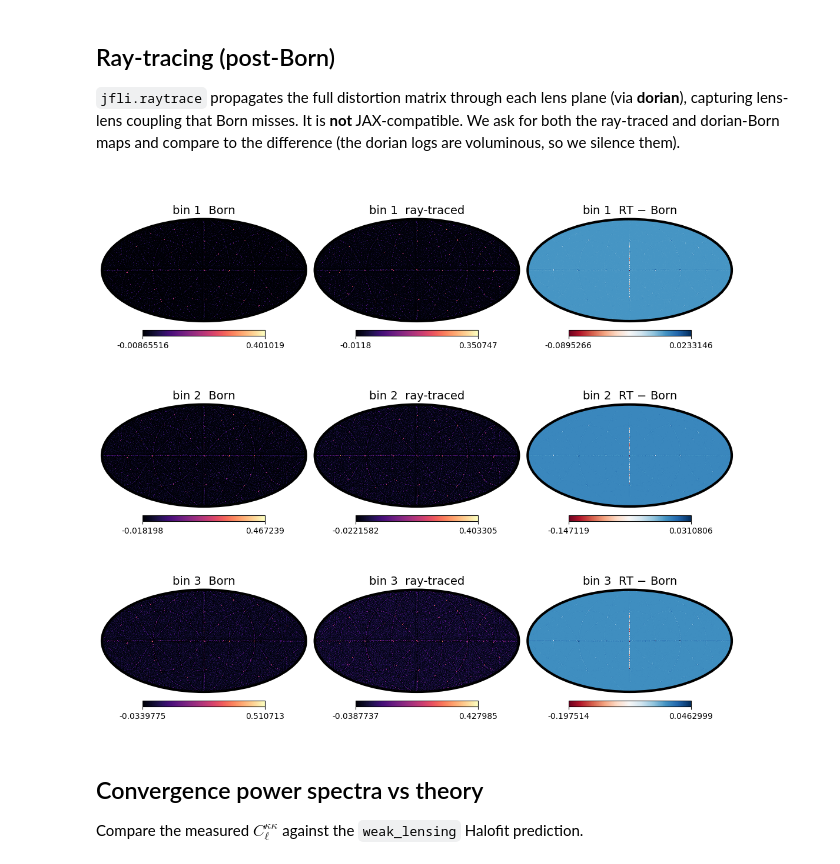
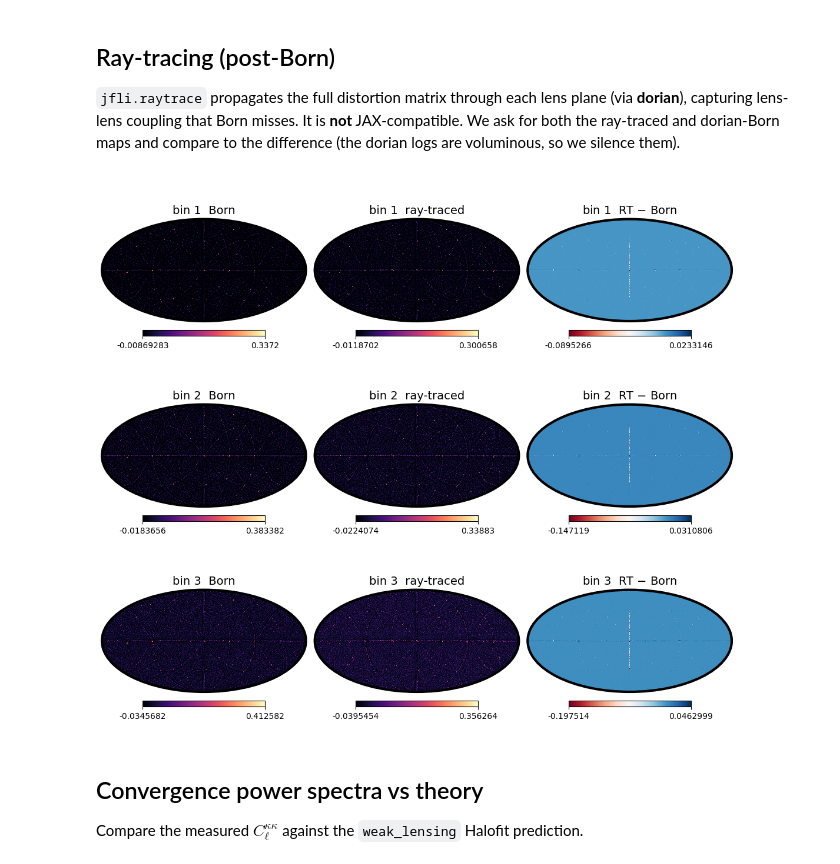
Before and after one commit to ASKabalan/jax-fli, a Jupyter notebook: docs/2-advanced-usage/07-Lensing.ipynb, the cells around one changed output. Cells and saved outputs as stored; diff of their text form; code cells hidden in the pictures.

```diff
--- a/docs/2-advanced-usage/07-Lensing.ipynb
+++ b/docs/2-advanced-usage/07-Lensing.ipynb
@@ -85,7 +85,7 @@ bin).
 # %%
 kappa_born = jfli.born(cosmo, lightcone, nz_shear=nz_sources)
 print(f"{type(kappa_born).__name__}  shape={kappa_born.shape}")
-kappa_born.show(ncols=3)
+kappa_born.apply_fn(jnp.log1p).show(ncols=3)
 # %% [output]
 SphericalKappaField  shape=(3, 49152)
 [figure]
@@ -112,18 +112,18 @@ we silence them).
 # %%
 logging.getLogger().setLevel(logging.ERROR)
 with contextlib.redirect_stdout(io.StringIO()):
     kappa_rt, kappa_born_dorian = jfli.raytrace(
         cosmo, lightcone, nz_shear=nz_sources, born=True, raytrace=True)
 
 n = kappa_born.shape[0]
 fig, axs = plt.subplots(n, 3, figsize=(11, 3.2 * n))
-kappa_born.plot(ax=axs[:, 0], titles=[f"bin {i + 1}  Born" for i in range(n)])
-kappa_rt.plot(ax=axs[:, 1], titles=[f"bin {i + 1}  ray-traced" for i in range(n)])
+kappa_born.apply_fn(jnp.log1p).plot(ax=axs[:, 0], titles=[f"bin {i + 1}  Born" for i in range(n)])
+kappa_rt.apply_fn(jnp.log1p).plot(ax=axs[:, 1], titles=[f"bin {i + 1}  ray-traced" for i in range(n)])
 (kappa_rt - kappa_born_dorian).plot(
     ax=axs[:, 2], titles=[f"bin {i + 1}  RT $-$ Born" for i in range(n)], cmap="RdBu")
 plt.tight_layout(); plt.show()
 # %% [output]
-[figure, old version]
+[figure, new version]
 # %% [markdown]
 ## Convergence power spectra vs theory
 
```
Also changed, not shown: parts of 1 cell of this notebook, 7 other files.
